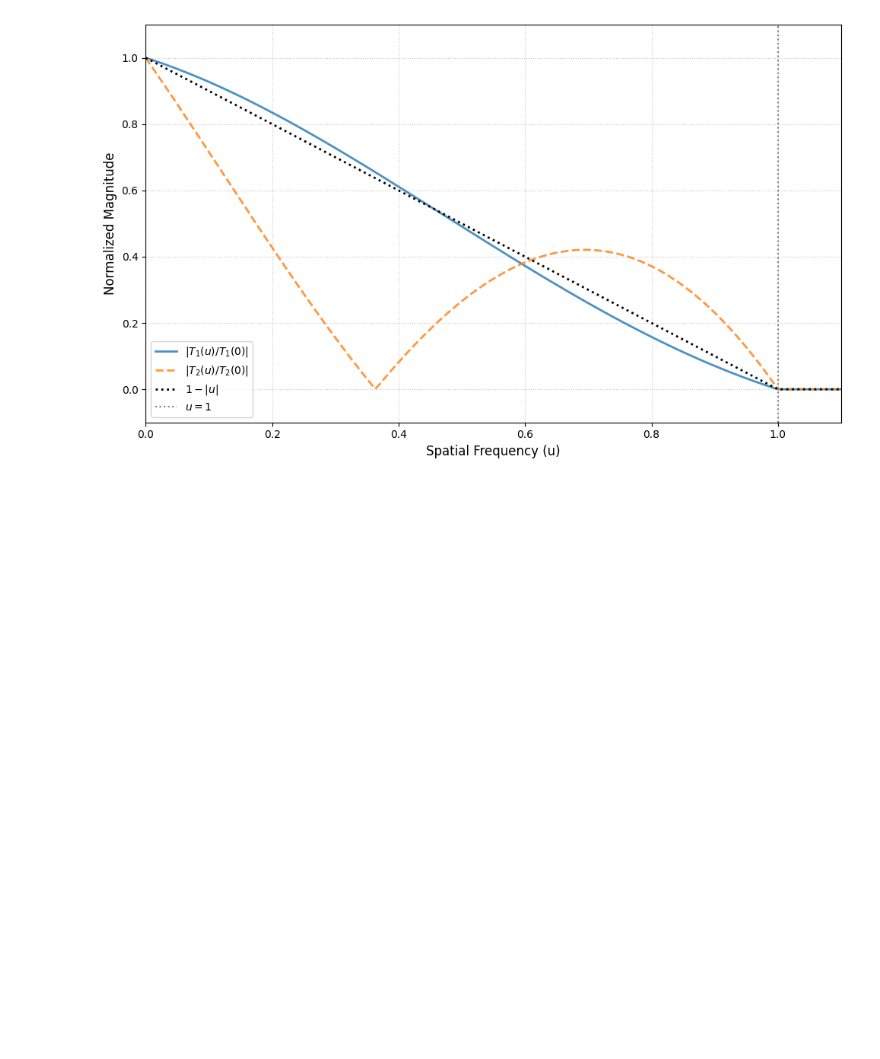
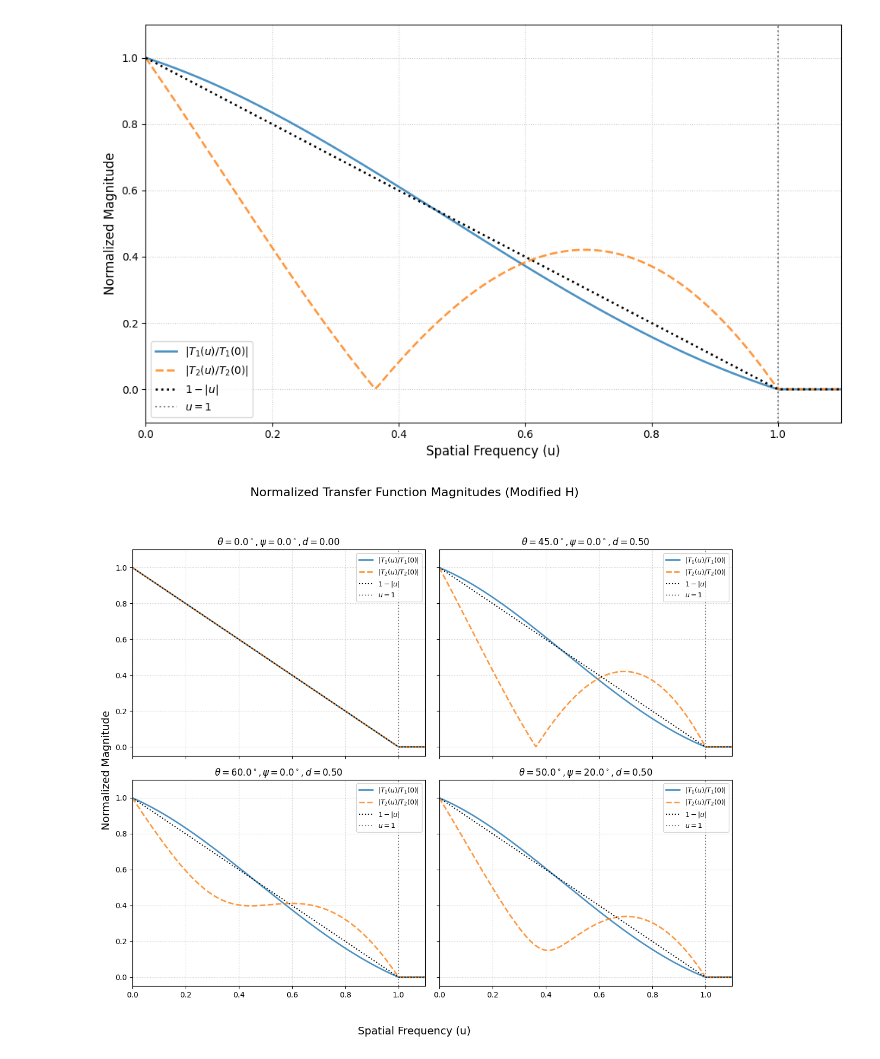
Before and after one commit to arizonaCameraLab/interferometricFocalPlanes, a Jupyter notebook: Transfer_Functions_of_intensity_measurements_G.ipynb, the cells around one changed output. Drawn from its saved outputs; the diff is of its cells as text; code cells hidden in the pictures; blank space fills up the shorter version.

```diff
--- a/Transfer_Functions_of_intensity_measurements_G.ipynb
+++ b/Transfer_Functions_of_intensity_measurements_G.ipynb
@@ -289,3 +289,96 @@ def plot_transfer_functions(theta_deg, psi_deg, d, num_points=201):
 plot_transfer_functions(theta_deg=45, psi_deg=0, d=.5)
 # %% [output]
 [figure]
+# %%
+# Function to plot the 2x2 grid
+def plot_transfer_function_grid(param_sets, num_points=201):
+    """
+    Generates a 2x2 grid of plots showing normalized T1, T2, and 1-|u|.
+
+    Args:
+        param_sets (list): A list of 4 dictionaries, each containing
+                           'theta_deg', 'psi_deg', and 'd'.
+        num_points (int): Number of points for the frequency axis u.
+    """
+    if len(param_sets) != 4:
+        print("Error: Need exactly 4 parameter sets for a 2x2 grid.")
+        return
+
+    fig, axes = plt.subplots(2, 2, figsize=(12, 10), sharex=True, sharey=True) # Shared axes
+    axes = axes.flatten() # Flatten the 2x2 array for easy iteration
+
+    # Define frequency range u from 0 to 1 (extend slightly for plotting)
+    u_max_plot = 1.1 # Plot slightly beyond 1 to show cutoff
+    u = np.linspace(0, u_max_plot, num_points)
+
+    # Calculate the reference function 1-|u| (which is 1-u for u>=0)
+    ref_func = 1.0 - u
+    ref_func[u >= 1] = 0.0
+
+    for i, params in enumerate(param_sets):
+        ax = axes[i]
+        theta_deg = params['theta_deg']
+        psi_deg = params['psi_deg']
+        d = params['d']
+
+        # Convert angles to radians for calculation
+        theta_rad = np.radians(theta_deg)
+        psi_rad = np.radians(psi_deg)
+
+        # Calculate transfer functions
+        T1, T2, T1_norm, T2_norm, S, S_norm, T1_0, T2_0, S_0 = calculate_modified_transfer_functions(u, theta_rad, psi_rad, d)
+
+        # Check for normalization failure
+        if T1_norm is None or T2_norm is None:
+            ax.set_title(f'Normalization Failed\n$\\theta={theta_deg:.1f}^\\circ, \psi={psi_deg:.1f}^\\circ, d={d:.2f}$')
+            ax.text(0.5, 0.5, 'Plot Skipped', horizontalalignment='center', verticalalignment='center', transform=ax.transAxes)
+            continue # Skip plotting for this subplot
+
+        # Calculate magnitudes
+        mag_T1_norm = np.abs(T1_norm)
+        mag_T2_norm = np.abs(T2_norm)
+
+        # --- Plotting on the specific subplot axis ---
+        ax.plot(u, mag_T1_norm, label='$|T_1(u) / T_1(0)|$', linewidth=2, alpha=0.8)
+        ax.plot(u, mag_T2_norm, label='$|T_2(u) / T_2(0)|$', linestyle='--', linewidth=2, alpha=0.8)
+        ax.plot(u, ref_func, label='$1-|u|$', linestyle=':', color='k', linewidth=1.5)
+
+        # --- Formatting for the subplot ---
+        title = (f'$\\theta={theta_deg:.1f}^\\circ, \psi={psi_deg:.1f}^\\circ, d={d:.2f}$')
+        ax.set_title(title, fontsize=12)
+        ax.grid(True, linestyle=':', alpha=0.7)
+
+        # Add vertical line at u=1
+        ax.axvline(x=1, color='gray', linestyle=':', linewidth=1.5, label='$u=1$')
+
+        # Set plot limits (redundant with sharey=True, but good practice)
+        ax.set_xlim(0, u_max_plot)
+        ax.set_ylim(bottom=-0.05, top=1.1) # Common y-limits
+
+        # Add legend to each subplot
+        handles, labels = ax.get_legend_handles_labels()
+        by_label = dict(zip(labels, handles))
+        ax.legend(by_label.values(), by_label.keys(), fontsize=9, loc='upper right')
+
+    # Common labels for the figure
+    fig.supxlabel('Spatial Frequency (u)', fontsize=14)
+    fig.supylabel('Normalized Magnitude', fontsize=14)
+    fig.suptitle('Normalized Transfer Function Magnitudes (Modified H)', fontsize=16, y=1.02)
+
+
+    plt.tight_layout(rect=[0, 0.03, 1, 0.98]) # Adjust layout to prevent overlap and make space for suptitle
+    plt.savefig("transfer_functions_grid.pdf")
+    plt.show()
+
+# --- Define the parameter sets for the grid ---
+params_grid = [
+    {'theta_deg': 0.0,   'psi_deg': 0.0, 'd': 0.0},  # Top-left: theta=0, d=0, psi=0
+    {'theta_deg': 45.0,  'psi_deg': 0.0, 'd': 0.5},  # Top-right: theta=pi/4, d=0.5, psi=0
+    {'theta_deg': 60.0,  'psi_deg': 0.0, 'd': 0.5},  # Bottom-left: theta=pi/3, d=0.5, psi=0
+    {'theta_deg': 50.0,  'psi_deg': 20.0,'d': 0.5}   # Bottom-right: theta=pi/4, d=0.5, psi=pi/2
+]
+
+# --- Generate the plot ---
+plot_transfer_function_grid(params_grid)
+# %% [output]
+[figure, added]
```
